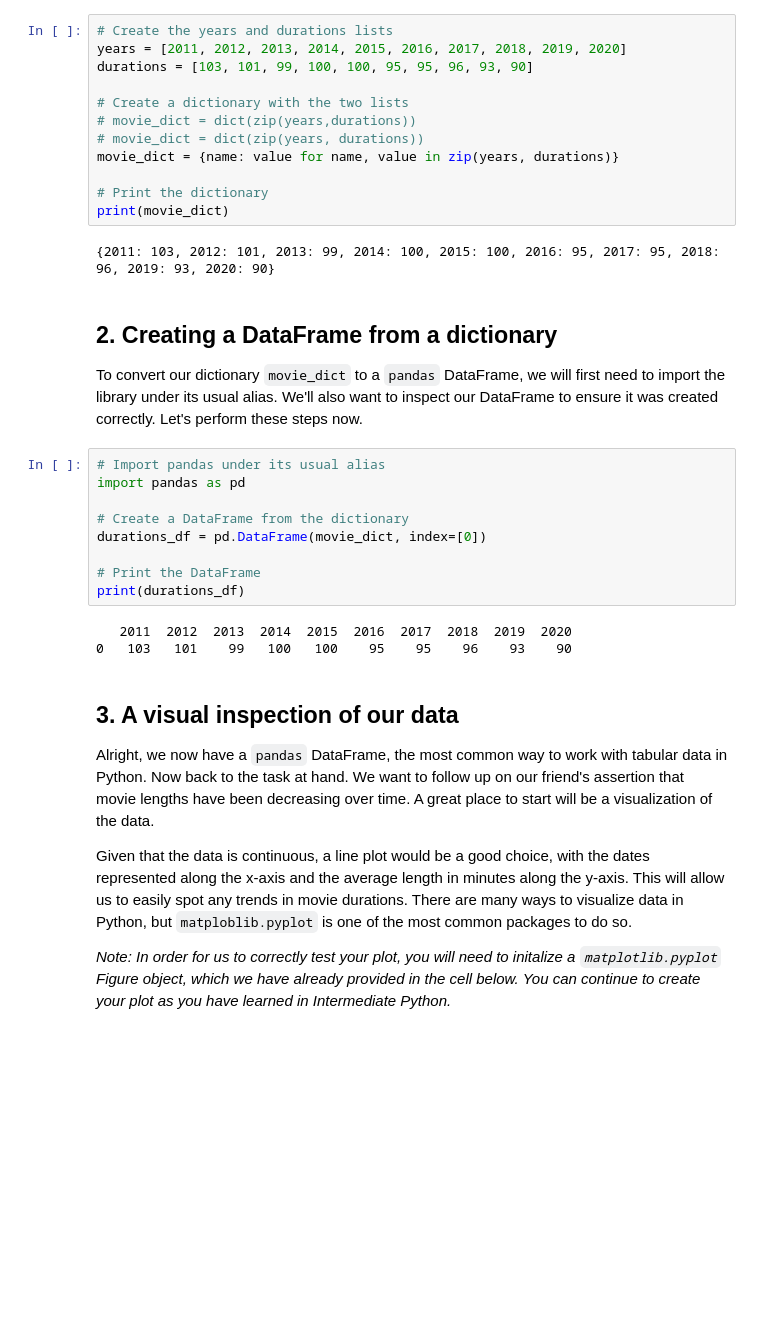
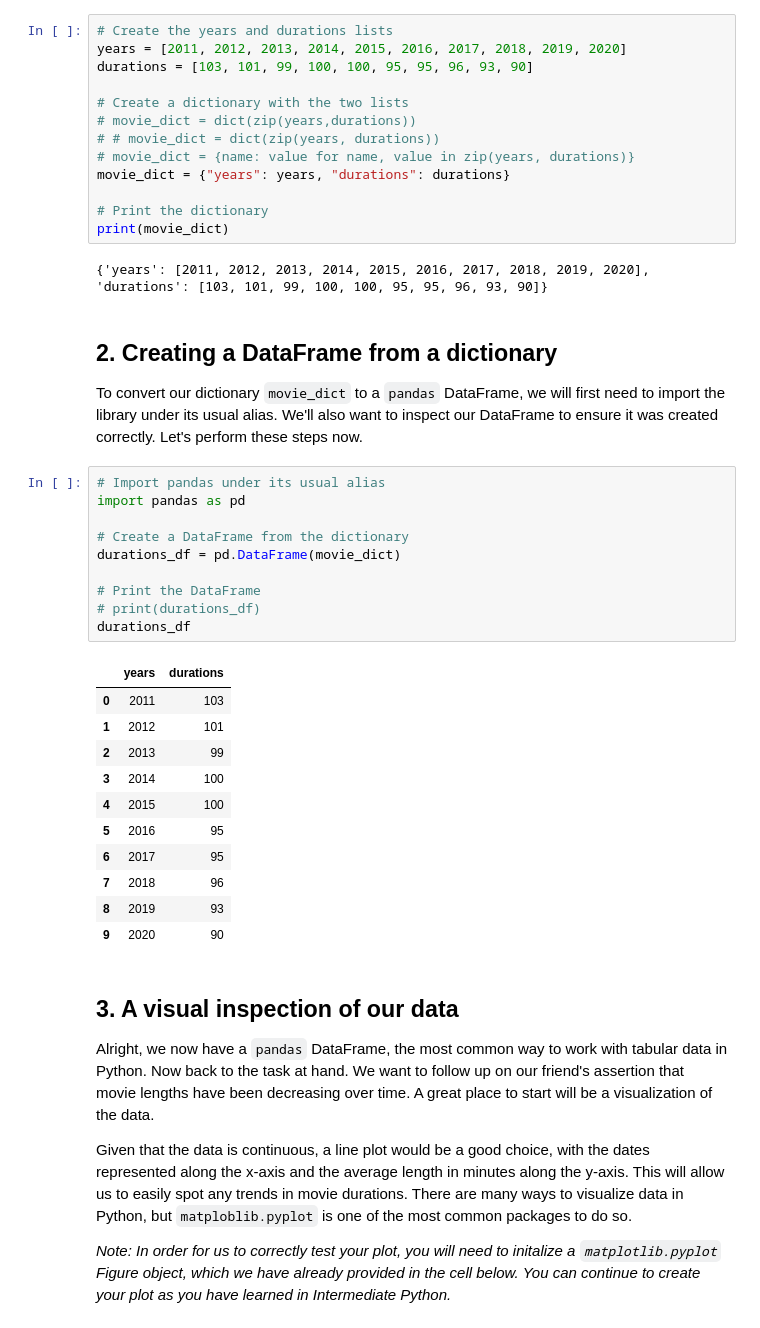
Before and after one commit to sainthm/pseudo_lab, a Jupyter notebook: Investigating Netflix Movies and Guest Stars in The Office/notebook.ipynb, the cells around one changed output. Saved outputs shown, nothing was run; the diff lists cells and outputs as text; blank space fills up the shorter version.

```diff
--- a/Investigating Netflix Movies and Guest Stars in The Office/notebook.ipynb
+++ b/Investigating Netflix Movies and Guest Stars in The Office/notebook.ipynb
@@ -12,28 +12,39 @@ durations = [103, 101, 99, 100, 100, 95, 95, 96, 93, 90]
 
 # Create a dictionary with the two lists
 # movie_dict = dict(zip(years,durations))
-# movie_dict = dict(zip(years, durations))
-movie_dict = {name: value for name, value in zip(years, durations)}
+# # movie_dict = dict(zip(years, durations))
+# movie_dict = {name: value for name, value in zip(years, durations)}
+movie_dict = {"years": years, "durations": durations}
 
 # Print the dictionary
 print(movie_dict)
 # %% [output]
-{2011: 103, 2012: 101, 2013: 99, 2014: 100, 2015: 100, 2016: 95, 2017: 95, 2018: 96, 2019: 93, 2020: 90}
+{'years': [2011, 2012, 2013, 2014, 2015, 2016, 2017, 2018, 2019, 2020], 'durations': [103, 101, 99, 100, 100, 95, 95, 96, 93, 90]}
 # %% [markdown]
 ## 2. Creating a DataFrame from a dictionary
 <p>To convert our dictionary <code>movie_dict</code> to a <code>pandas</code> DataFrame, we will first need to import the library under its usual alias. We'll also want to inspect our DataFrame to ensure it was created correctly. Let's perform these steps now.</p>
 # %%
 # Import pandas under its usual alias
 import pandas as pd
 
 # Create a DataFrame from the dictionary
-durations_df = pd.DataFrame(movie_dict, index=[0])
+durations_df = pd.DataFrame(movie_dict)
 
 # Print the DataFrame
-print(durations_df)
+# print(durations_df)
+durations_df
 # %% [output]
-   2011  2012  2013  2014  2015  2016  2017  2018  2019  2020
-0   103   101    99   100   100    95    95    96    93    90
+|  | years | durations |
+| 0 | 2011 | 103 |
+| 1 | 2012 | 101 |
+| 2 | 2013 | 99 |
+| 3 | 2014 | 100 |
+| 4 | 2015 | 100 |
+| 5 | 2016 | 95 |
+| 6 | 2017 | 95 |
+| 7 | 2018 | 96 |
+| 8 | 2019 | 93 |
+| 9 | 2020 | 90 |
 # %% [markdown]
 ## 3. A visual inspection of our data
 <p>Alright, we now have a <code>pandas</code> DataFrame, the most common way to work with tabular data in Python. Now back to the task at hand. We want to follow up on our friend's assertion that movie lengths have been decreasing over time. A great place to start will be a visualization of the data.</p>
```
Also changed, not shown: parts of 2 cells of this notebook, 1 other file.
